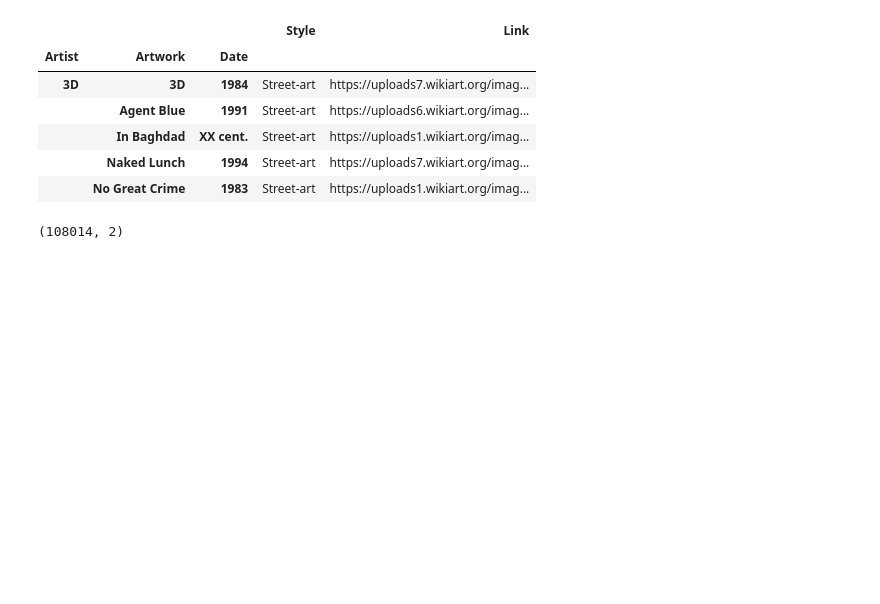
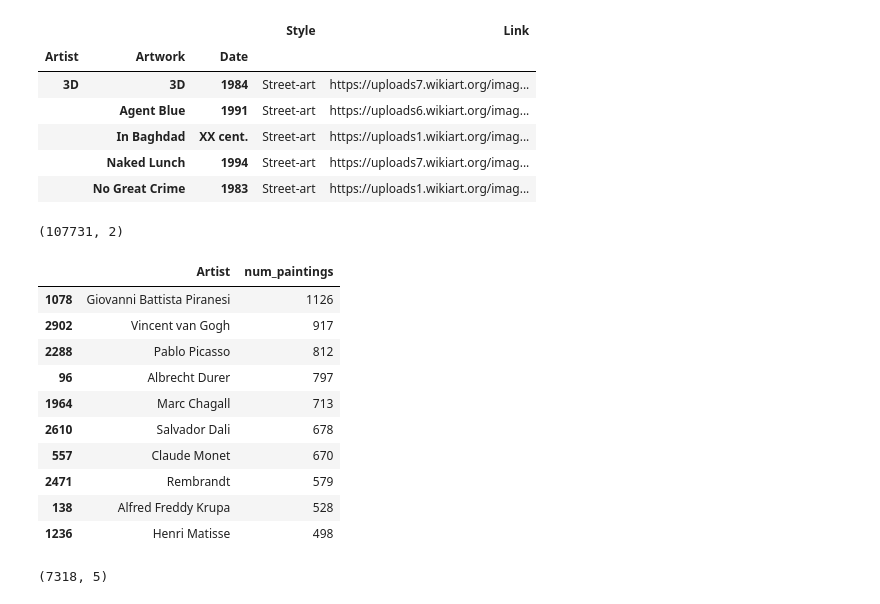
Before and after one commit to jd1771/ML-Artwork, a Jupyter notebook: code/dataCleaner.ipynb, the cells around one changed output. Cells and saved outputs as stored; diff of their text form; code cells hidden in the pictures; blank space fills up the shorter version.

```diff
--- a/code/dataCleaner.ipynb
+++ b/code/dataCleaner.ipynb
@@ -42,0 +63,3 @@ edited.head()
+# %%
+# get rid of photography styles
+edited = edited[edited.Style.str.match('(?!.*hotography)(.*)$')]
@@ -57,4 +100,19 @@ edited.head()
 # %%
 edited.shape
 # %% [output]
-(108014, 2)
+(107731, 2)
+# %%
+edited_counts = edited.groupby(['Artist']).size().reset_index(name='num_paintings').sort_values(['num_paintings'], ascending=False)
+edited_counts.head(10)
+# %% [output]
+|  | Artist | num_paintings |
+| 1078 | Giovanni Battista Piranesi | 1126 |
+| 2902 | Vincent van Gogh | 917 |
+| 2288 | Pablo Picasso | 812 |
+| 96 | Albrecht Durer | 797 |
+| 1964 | Marc Chagall | 713 |
+| 2610 | Salvador Dali | 678 |
+| 557 | Claude Monet | 670 |
+| 2471 | Rembrandt | 579 |
+| 138 | Alfred Freddy Krupa | 528 |
+| 1236 | Henri Matisse | 498 |
@@ -60,0 +124,4 @@ edited.shape
+# %%
+edited_top_10.shape
+# %% [output]
+(7318, 5)
```
Also changed, not shown: parts of 8 cells of this notebook, 4 other files.
